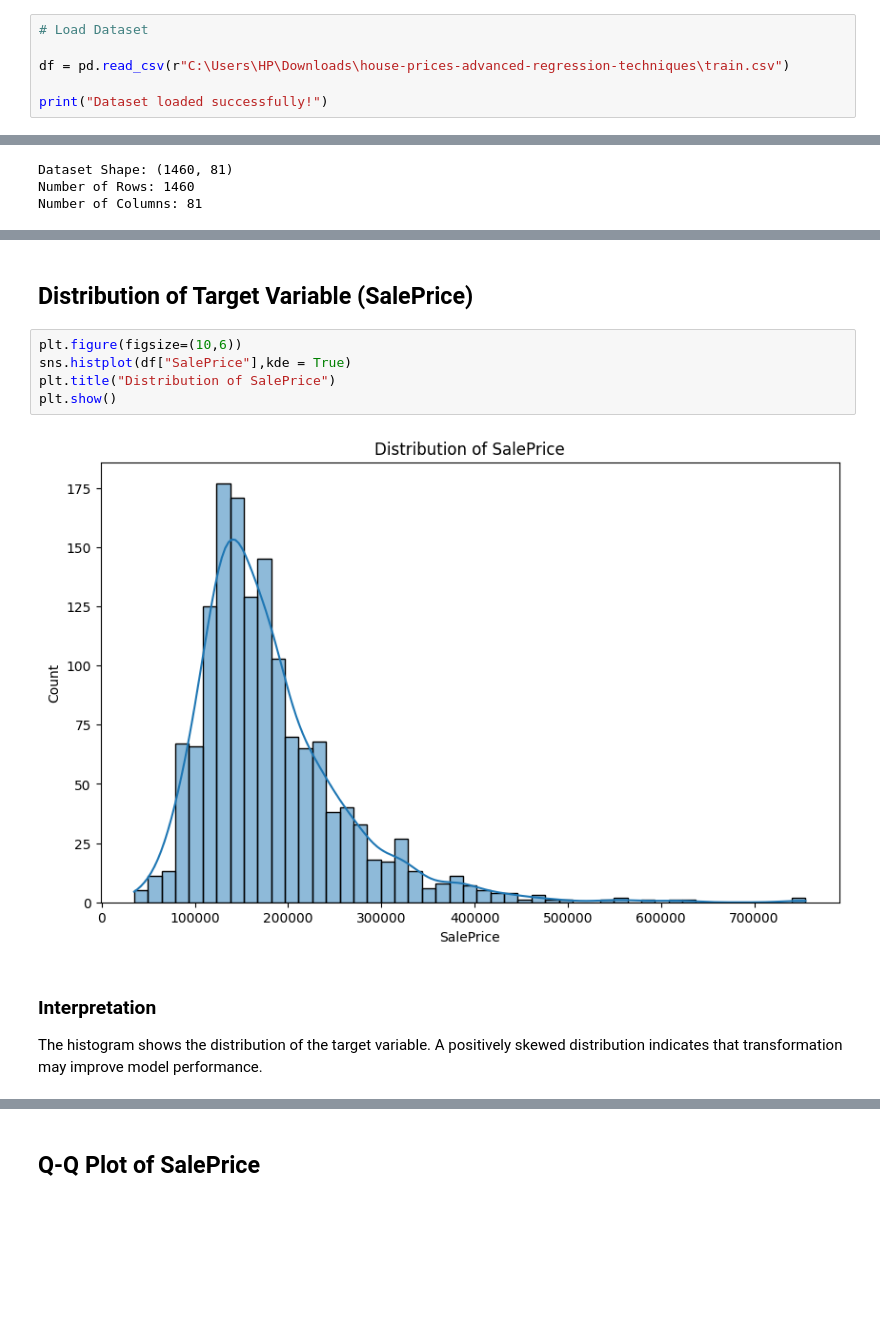
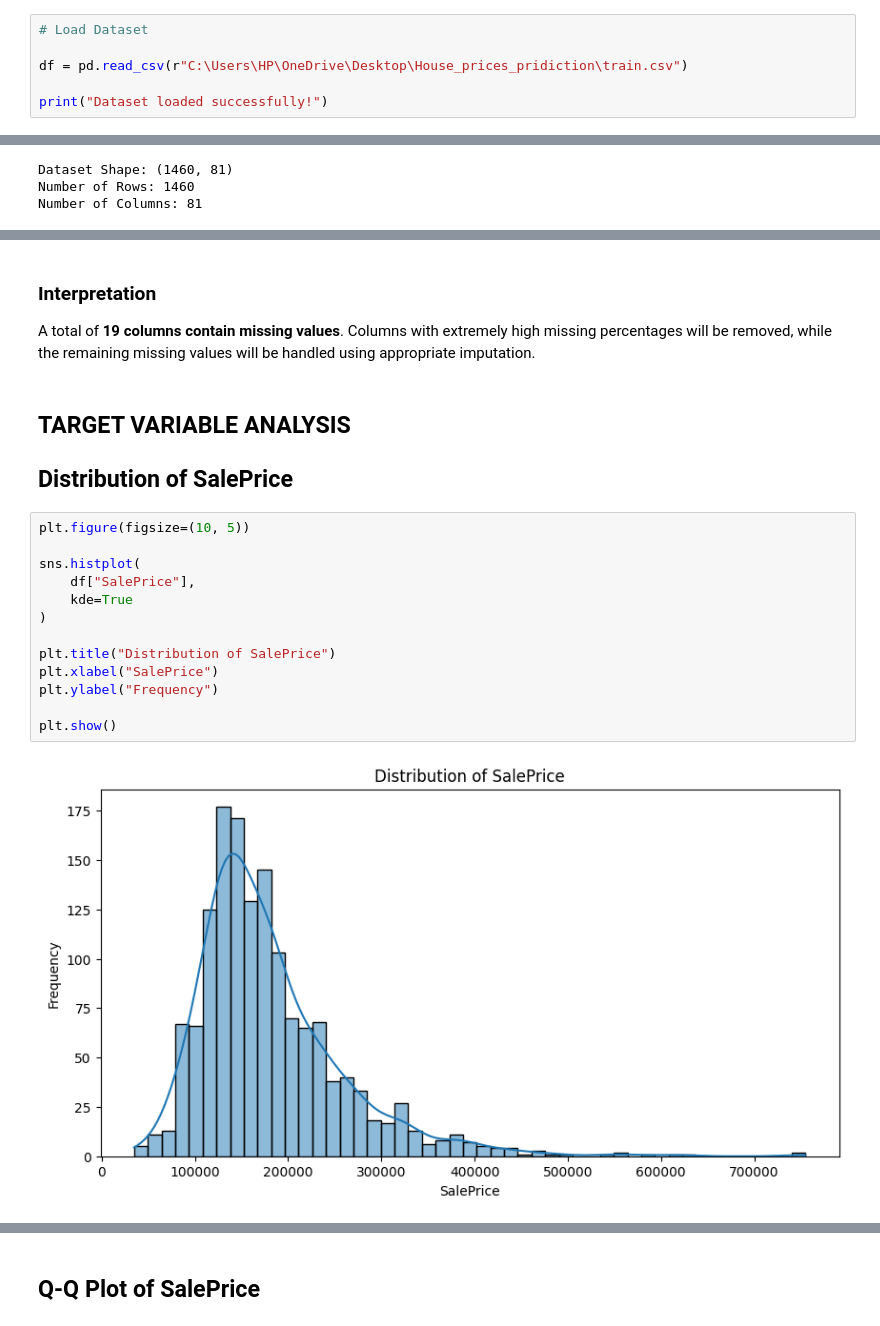
Before and after one commit to Devpatel7777/Supervised-Learning-Project, a Jupyter notebook: House_prices_pridiction/Final.ipynb, the cells around one changed output, grey strips where cells are left out. Drawn from its saved outputs; the diff is of its cells as text; blank space fills up the shorter version.

```diff
--- a/House_prices_pridiction/Final.ipynb
+++ b/House_prices_pridiction/Final.ipynb
@@ -71,7 +119,7 @@ pd.set_option("display.max_columns", None)
 # %%
 # Load Dataset
 
-df = pd.read_csv(r"C:\Users\HP\Downloads\house-prices-advanced-regression-techniques\train.csv")
+df = pd.read_csv(r"C:\Users\HP\OneDrive\Desktop\House_prices_pridiction\train.csv")
 
 print("Dataset loaded successfully!")
 # %% [output]
@@ -248,13 +245,23 @@ The percentage of missing values helps determine whether a feature should be imp
+# %% [markdown]
+### Interpretation
+
+A total of **19 columns contain missing values**. Columns with extremely high missing percentages will be removed, while the remaining missing values will be handled using appropriate imputation.
 # %% [markdown]
-##  Distribution of Target Variable (SalePrice)
+## TARGET VARIABLE ANALYSIS
+
+## Distribution of SalePrice
 # %%
-plt.figure(figsize=(10,6))
-sns.histplot(df["SalePrice"],kde = True)
+plt.figure(figsize=(10, 5))
+
+sns.histplot(
+    df["SalePrice"],
+    kde=True
+)
+
 plt.title("Distribution of SalePrice")
+plt.xlabel("SalePrice")
+plt.ylabel("Frequency")
+
 plt.show()
 # %% [output]
-[figure, old version]
+[figure, new version]
-# %% [markdown]
-### Interpretation
-
-The histogram shows the distribution of the target variable. A positively skewed distribution indicates that transformation may improve model performance.
```
Also changed, not shown: parts of 392 cells of this notebook.
